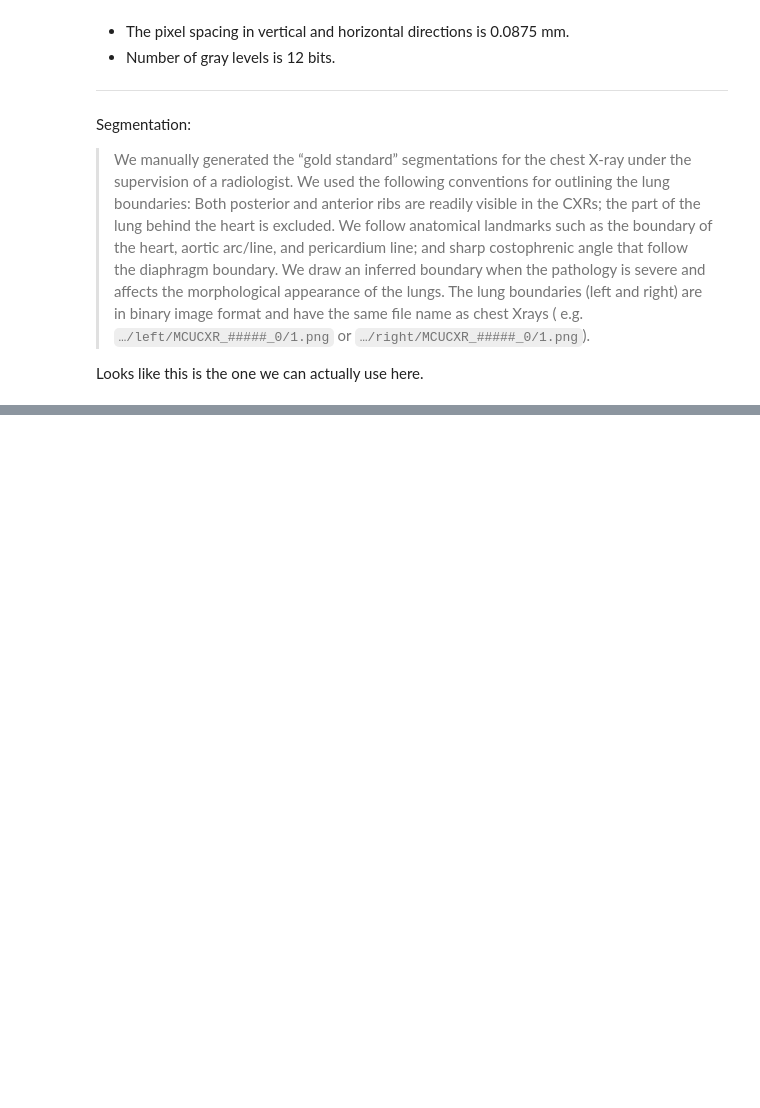
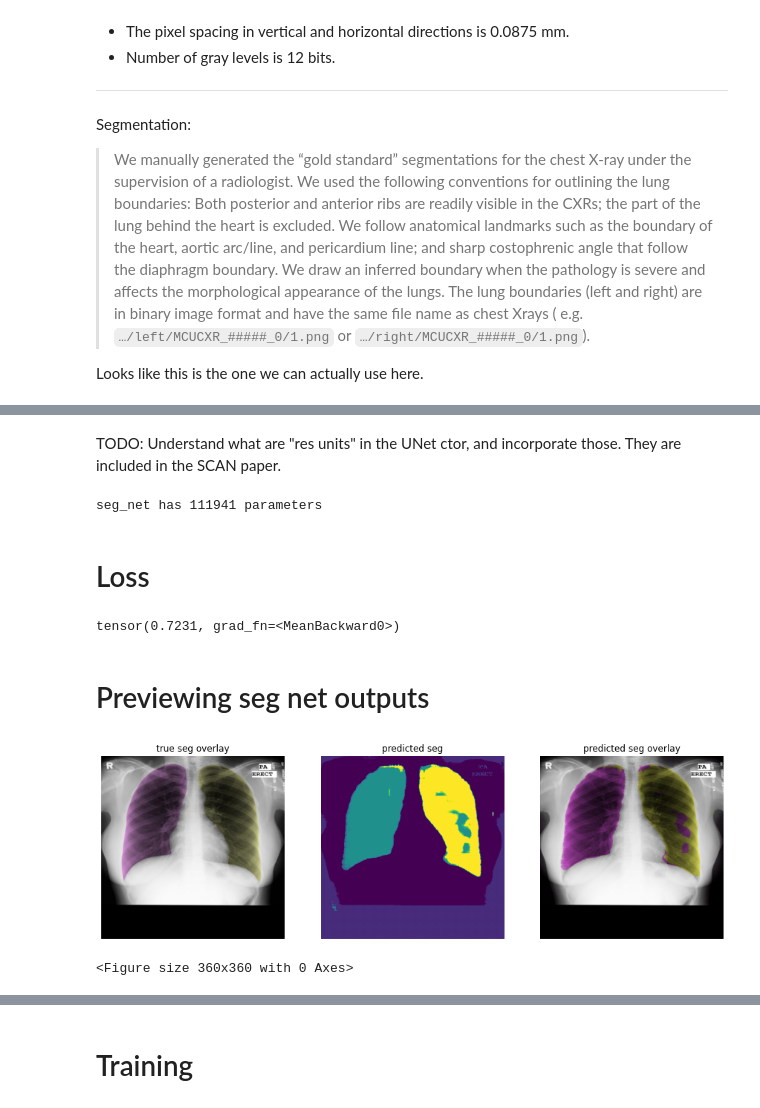
Before and after one commit to ebrahimebrahim/lung-seg-exploration, a Jupyter notebook: exploration.ipynb, the cells around one changed output, grey strips where cells are left out. Drawn from its saved outputs; the diff is of its cells as text; code cells hidden in the pictures; blank space fills up the shorter version.

```diff
--- a/exploration.ipynb
+++ b/exploration.ipynb
@@ -184,0 +208,36 @@ torch.int8
+# %% [markdown]
+TODO: Understand what are "res units" in the UNet ctor, and incorporate those. They are included in the SCAN paper.
+# %%
+seg_net = monai.networks.nets.UNet(
+    spatial_dims=2,
+    in_channels=1,
+    out_channels=3, # left lung, right lung, background
+    channels=(8,8,16,32,64,64),
+    strides=(2,2,2,2,2),
+    dropout=0.2
+)
+
+num_params = sum(p.numel() for p in seg_net.parameters())
+print(f"seg_net has {num_params} parameters")
+# %% [output]
+seg_net has 111941 parameters
+# %% [markdown]
+# Loss
+# %%
+dice_loss = monai.losses.DiceLoss(
+    to_onehot_y = False, # the segs we pass in are already in one-hot form due to MasksToOneHotD defined above
+    softmax = True, # Note that our segmentation network is missing the softmax at the end
+)
+# %%
+# Test drive the loss function
+data_item = dataset_train[42]
+seg_pred = seg_net(data_item['img'].unsqueeze(0)) # shape is (1,3,1024,1024), which is (B,N,H,W)
+
+dice_loss(
+    seg_net(data_item['img'].unsqueeze(0)), # input, one-hot
+    data_item['seg'].unsqueeze(0), # target, one-hot
+)
+# %% [output]
+tensor(0.7231, grad_fn=<MeanBackward0>)
+# %% [markdown]
+# Previewing seg net outputs
@@ -184,0 +290,6 @@ torch.int8
+# %%
+# Try seg_net on a random image.
+preview_seg_net(random.choice(dataset_train));
+# %% [output]
+[figure, added]
+<Figure size 360x360 with 0 Axes>
@@ -184,0 +297,2 @@ torch.int8
+# %% [markdown]
+# Training
```
Also changed, not shown: parts of 19 cells of this notebook.
